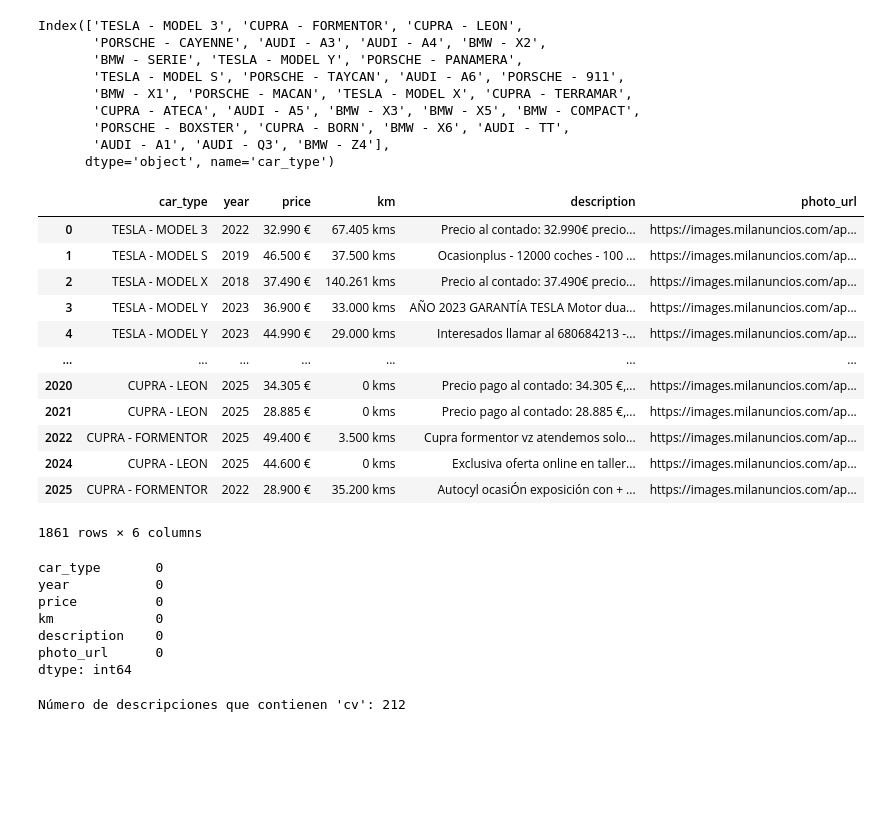
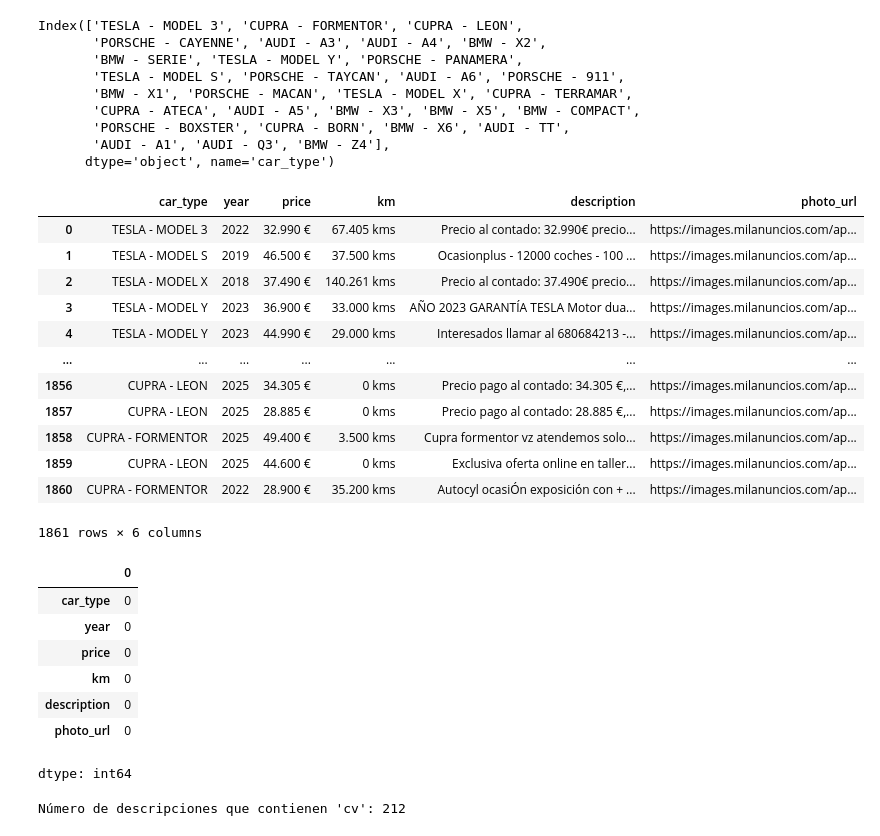
Before and after one commit to ProyectoIABD/ProyectoFinalMaster, a Jupyter notebook: src/data_transformation/milanuncios_data_transform.ipynb, the cells around one changed output. Drawn from its saved outputs; the diff is of its cells as text; code cells hidden in the pictures; blank space fills up the shorter version.

Commit message:
Data Transform sin descripcion

```diff
--- a/src/data_transformation/milanuncios_data_transform.ipynb
+++ b/src/data_transformation/milanuncios_data_transform.ipynb
@@ -4,12 +4,12 @@ import pandas as pd
 import pickle
 # %%
 #Dataframe
-df = pd.read_csv("../../data/raw/milanuncios.com.csv")
+df = pd.read_csv("milanuncios.com.csv")
 df.drop(columns=["Unnamed: 0"], inplace=True)
 
 #Sentence Transformer
 model_sentence = SentenceTransformer("all-MiniLM-L6-v2")
 
 #Classifier model for text
-with open('../modeling/trained/modelo_texto.pkl', 'rb') as f:
+with open('modelo_texto.pkl', 'rb') as f:
     modelo_texto = pickle.load(f)
@@ -28,30 +36,32 @@ Index(['TESLA - MODEL 3', 'CUPRA - FORMENTOR', 'CUPRA - LEON',
       dtype='object', name='car_type')
 # %%
 df_top30 = df[df['car_type'].isin(top_30_coches)].copy()
+df_top30.reset_index(drop=True, inplace=True)
 df_top30
 # %% [output]
 |  | car_type | year | price | km | description | photo_url |
 | 0 | TESLA - MODEL 3 | 2022 | 32.990 € | 67.405 kms | Precio al contado: 32.990€ precio... | https://images.milanuncios.com/ap... |
 | 1 | TESLA - MODEL S | 2019 | 46.500 € | 37.500 kms | Ocasionplus - 12000 coches - 100 ... | https://images.milanuncios.com/ap... |
 | 2 | TESLA - MODEL X | 2018 | 37.490 € | 140.261 kms | Precio al contado: 37.490€ precio... | https://images.milanuncios.com/ap... |
 | 3 | TESLA - MODEL Y | 2023 | 36.900 € | 33.000 kms | AÑO 2023 GARANTÍA TESLA Motor dua... | https://images.milanuncios.com/ap... |
 | 4 | TESLA - MODEL Y | 2023 | 44.990 € | 29.000 kms | Interesados llamar al 680684213 -... | https://images.milanuncios.com/ap... |
 | ... | ... | ... | ... | ... | ... | ... |
-| 2020 | CUPRA - LEON | 2025 | 34.305 € | 0 kms | Precio pago al contado: 34.305 €,... | https://images.milanuncios.com/ap... |
-| 2021 | CUPRA - LEON | 2025 | 28.885 € | 0 kms | Precio pago al contado: 28.885 €,... | https://images.milanuncios.com/ap... |
-| 2022 | CUPRA - FORMENTOR | 2025 | 49.400 € | 3.500 kms | Cupra formentor vz atendemos solo... | https://images.milanuncios.com/ap... |
-| 2024 | CUPRA - LEON | 2025 | 44.600 € | 0 kms | Exclusiva oferta online en taller... | https://images.milanuncios.com/ap... |
-| 2025 | CUPRA - FORMENTOR | 2022 | 28.900 € | 35.200 kms | Autocyl ocasiÓn exposición con + ... | https://images.milanuncios.com/ap... |
+| 1856 | CUPRA - LEON | 2025 | 34.305 € | 0 kms | Precio pago al contado: 34.305 €,... | https://images.milanuncios.com/ap... |
+| 1857 | CUPRA - LEON | 2025 | 28.885 € | 0 kms | Precio pago al contado: 28.885 €,... | https://images.milanuncios.com/ap... |
+| 1858 | CUPRA - FORMENTOR | 2025 | 49.400 € | 3.500 kms | Cupra formentor vz atendemos solo... | https://images.milanuncios.com/ap... |
+| 1859 | CUPRA - LEON | 2025 | 44.600 € | 0 kms | Exclusiva oferta online en taller... | https://images.milanuncios.com/ap... |
+| 1860 | CUPRA - FORMENTOR | 2022 | 28.900 € | 35.200 kms | Autocyl ocasiÓn exposición con + ... | https://images.milanuncios.com/ap... |
 1861 rows × 6 columns
 # %%
 df_top30.isna().sum()
 # %% [output]
+|  | 0 |
+| car_type | 0 |
+| year | 0 |
+| price | 0 |
+| km | 0 |
+| description | 0 |
+| photo_url | 0 |
-car_type       0
-year           0
-price          0
-km             0
-description    0
-photo_url      0
 dtype: int64
 # %%
 conteo_cv = df_top30['description'].str.contains(r'\bcv\b', case=False, na=False).sum()
```
Also changed, not shown: parts of 4 cells of this notebook, 1 other file.
